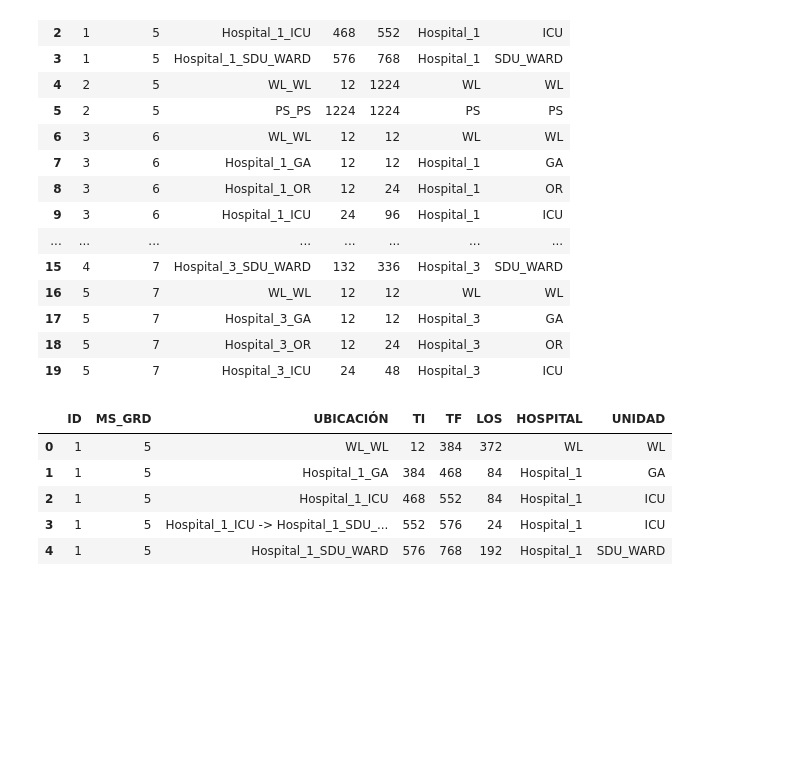
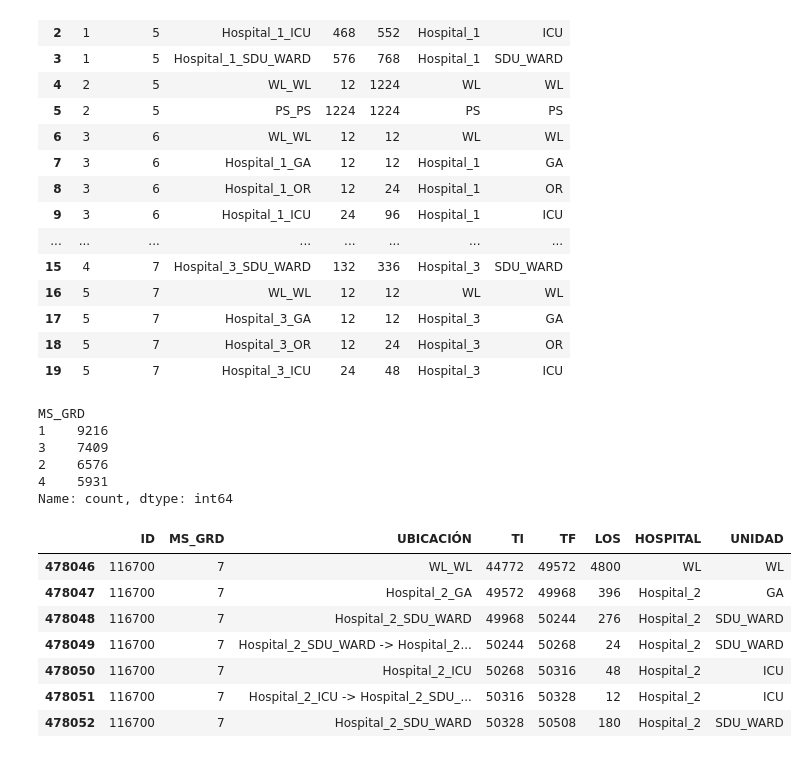
Before and after one commit to franfonte/Capstone, a Jupyter notebook: 1. codigo analisis/analisis_datos.ipynb, the cells around one changed output. Drawn from its saved outputs; the diff is of its cells as text; code cells hidden in the pictures; blank space fills up the shorter version.

```diff
--- a/1. codigo analisis/analisis_datos.ipynb
+++ b/1. codigo analisis/analisis_datos.ipynb
@@ -83,13 +83,25 @@ ubicaciones = list(tl["UBICACIÓN"].unique())
 ubicaciones.sort()
 # %%
 tl.head()
+tl[(tl["UNIDAD"] == "ED") & (tl["HOSPITAL"] == "Hospital_1")]["MS_GRD"].value_counts()
 # %% [output]
-|  | ID | MS_GRD | UBICACIÓN | TI | TF | LOS | HOSPITAL | UNIDAD |
-| 0 | 1 | 5 | WL_WL | 12 | 384 | 372 | WL | WL |
-| 1 | 1 | 5 | Hospital_1_GA | 384 | 468 | 84 | Hospital_1 | GA |
-| 2 | 1 | 5 | Hospital_1_ICU | 468 | 552 | 84 | Hospital_1 | ICU |
-| 3 | 1 | 5 | Hospital_1_ICU -> Hospital_1_SDU_... | 552 | 576 | 24 | Hospital_1 | ICU |
-| 4 | 1 | 5 | Hospital_1_SDU_WARD | 576 | 768 | 192 | Hospital_1 | SDU_WARD |
+MS_GRD
+1    9216
+3    7409
+2    6576
+4    5931
+Name: count, dtype: int64
+# %%
+tl[tl["ID"] == 116700]
+# %% [output]
+|  | ID | MS_GRD | UBICACIÓN | TI | TF | LOS | HOSPITAL | UNIDAD |
+| 478046 | 116700 | 7 | WL_WL | 44772 | 49572 | 4800 | WL | WL |
+| 478047 | 116700 | 7 | Hospital_2_GA | 49572 | 49968 | 396 | Hospital_2 | GA |
+| 478048 | 116700 | 7 | Hospital_2_SDU_WARD | 49968 | 50244 | 276 | Hospital_2 | SDU_WARD |
+| 478049 | 116700 | 7 | Hospital_2_SDU_WARD -> Hospital_2... | 50244 | 50268 | 24 | Hospital_2 | SDU_WARD |
+| 478050 | 116700 | 7 | Hospital_2_ICU | 50268 | 50316 | 48 | Hospital_2 | ICU |
+| 478051 | 116700 | 7 | Hospital_2_ICU -> Hospital_2_SDU_... | 50316 | 50328 | 12 | Hospital_2 | ICU |
+| 478052 | 116700 | 7 | Hospital_2_SDU_WARD | 50328 | 50508 | 180 | Hospital_2 | SDU_WARD |
 # %%
 # Función con que unidades a considerar
 
```
Also changed, not shown: 4 other files.
